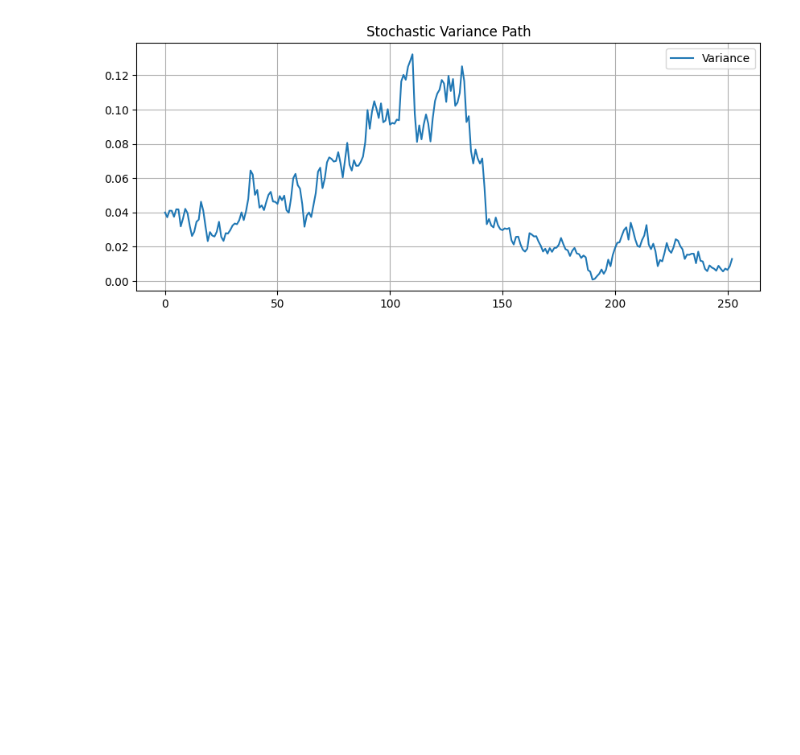
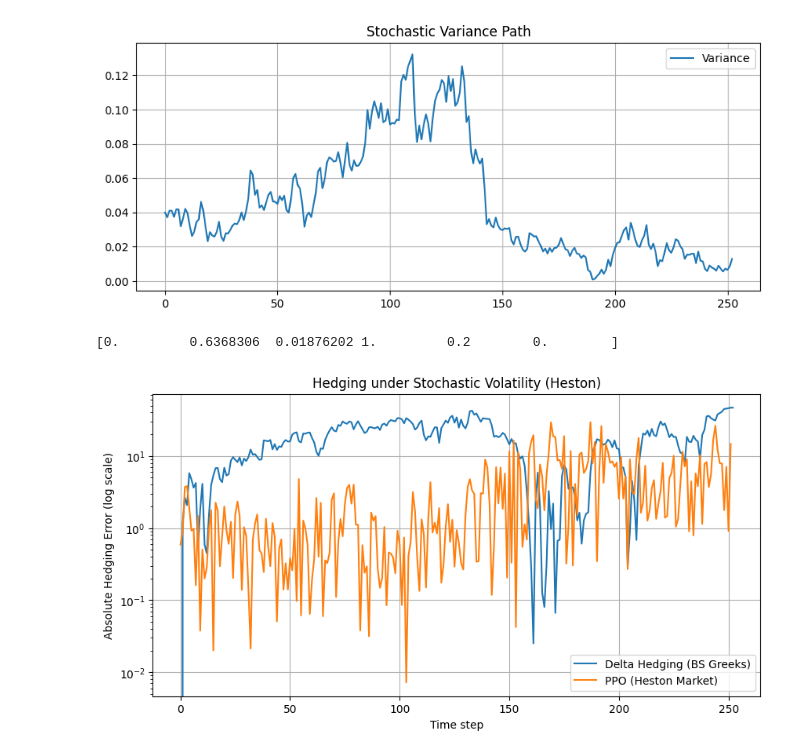
Before and after one commit to Niranjan20061907/rl-derivative-hedging, a Jupyter notebook: notebooks/data_exploration.ipynb, the cells around one changed output. Saved outputs shown, nothing was run; the diff lists cells and outputs as text; code cells hidden in the pictures; blank space fills up the shorter version.

Commit message:
Integrate Heston market into hedging environment

```diff
--- a/notebooks/data_exploration.ipynb
+++ b/notebooks/data_exploration.ipynb
@@ -368,3 +368,9 @@ plt.show()
 # %% [output]
 [figure]
 [figure]
+# %%
+env = HedgingEnv(use_heston=True)
+obs, _ = env.reset()
+print(obs)
+# %% [output]
+[0.         0.6368306  0.01876202 1.         0.2        0.        ]
@@ -370,0 +399,27 @@ plt.show()
+# %%
+env_heston = HedgingEnv(use_heston=True)
+
+obs, _ = env_heston.reset()
+ppo_heston = []
+
+for _ in range(252):
+    action, _ = model.predict(obs)
+    obs, reward, done, _, _ = env_heston.step(action)
+    ppo_heston.append(np.sqrt(-reward))
+    if done:
+        break
+
+ppo_heston = np.array(ppo_heston)
+# %%
+plt.figure(figsize=(10, 5))
+plt.plot(delta_heston_abs, label="Delta Hedging (BS Greeks)")
+plt.plot(ppo_heston, label="PPO (Heston Market)")
+plt.yscale("log")
+plt.legend()
+plt.title("Hedging under Stochastic Volatility (Heston)")
+plt.xlabel("Time step")
+plt.ylabel("Absolute Hedging Error (log scale)")
+plt.grid(True)
+plt.show()
+# %% [output]
+[figure, added]
```
Also changed, not shown: parts of 7 cells of this notebook, 1 other file.
